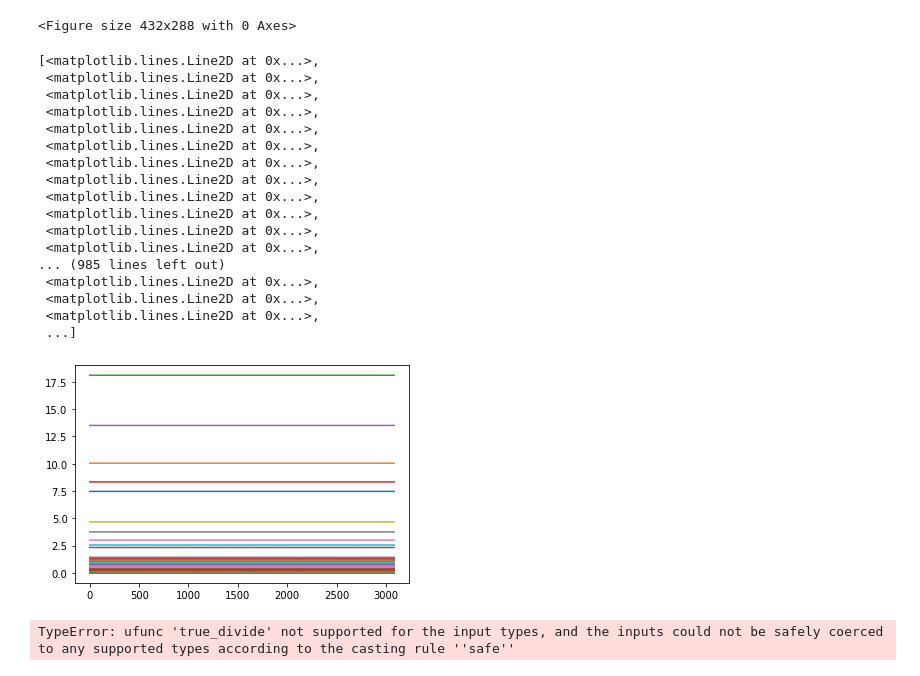
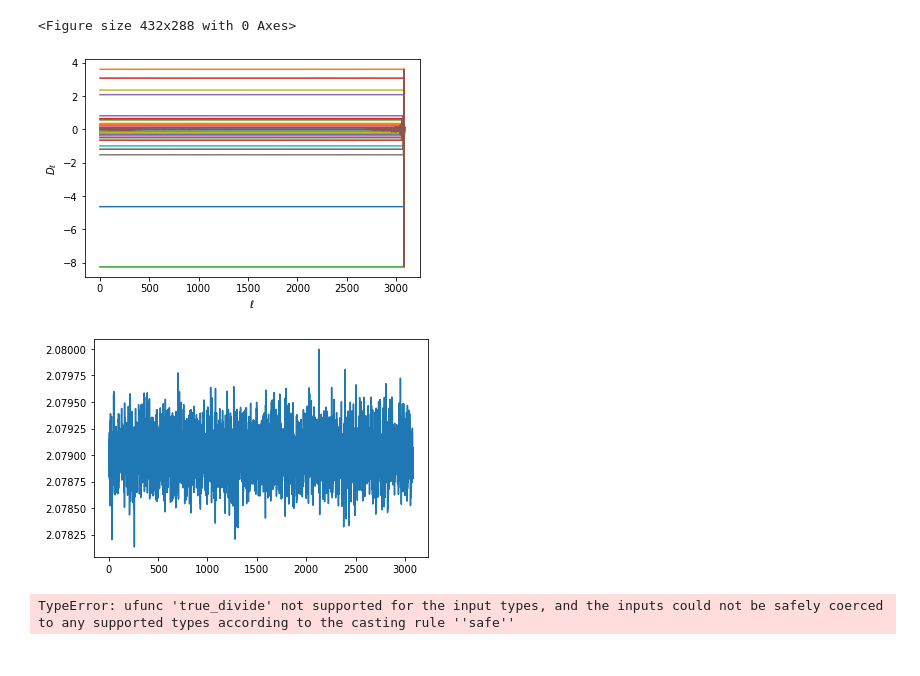
Before and after one commit to Cony06/mapacmb, a Jupyter notebook: tarea2_parte1y2.ipynb, the cells around one changed output. Drawn from its saved outputs; the diff is of its cells as text; code cells hidden in the pictures.

```diff
--- a/tarea2_parte1y2.ipynb
+++ b/tarea2_parte1y2.ipynb
@@ -281,32 +281,25 @@ fig2.savefig('N_ell.png', dpi=100)
 [figure]
 <Figure size 432x288 with 0 Axes>
 # %%
-plt.plot(D2_ell-N_ell.real)
+plt.plot(D2_ell.real-N_ell.real)
 plt.xlabel("$\ell$")
 plt.ylabel("$D_\ell$")
-plt.plot(ell,D2_ell)
+plt.plot(ell,D2_ell.real)
 fig3 = plt.gcf()
 fig3.savefig('resta.png', dpi=100)
 plt.show()
 # %% [output]
-[<matplotlib.lines.Line2D at 0x...>,
- <matplotlib.lines.Line2D at 0x...>,
- <matplotlib.lines.Line2D at 0x...>,
- <matplotlib.lines.Line2D at 0x...>,
- <matplotlib.lines.Line2D at 0x...>,
- <matplotlib.lines.Line2D at 0x...>,
- <matplotlib.lines.Line2D at 0x...>,
- <matplotlib.lines.Line2D at 0x...>,
- <matplotlib.lines.Line2D at 0x...>,
- <matplotlib.lines.Line2D at 0x...>,
- <matplotlib.lines.Line2D at 0x...>,
- <matplotlib.lines.Line2D at 0x...>,
-... (985 lines left out)
- <matplotlib.lines.Line2D at 0x...>,
- <matplotlib.lines.Line2D at 0x...>,
- <matplotlib.lines.Line2D at 0x...>,
- ...]
-[figure, old version]
+[figure, new version]
+# %%
+for i in range(ell_max):
+    dif = D2_ell.real[i] - N_ell[i]
+
+plt.plot(dif)
+fig3 = plt.gcf()
+fig3.savefig('dif.png', dpi=100)
+plt.show()
+# %% [output]
+[figure, added]
 # %%
 #Obteniendo función de transferencia
 transfer='CLASS'
```
